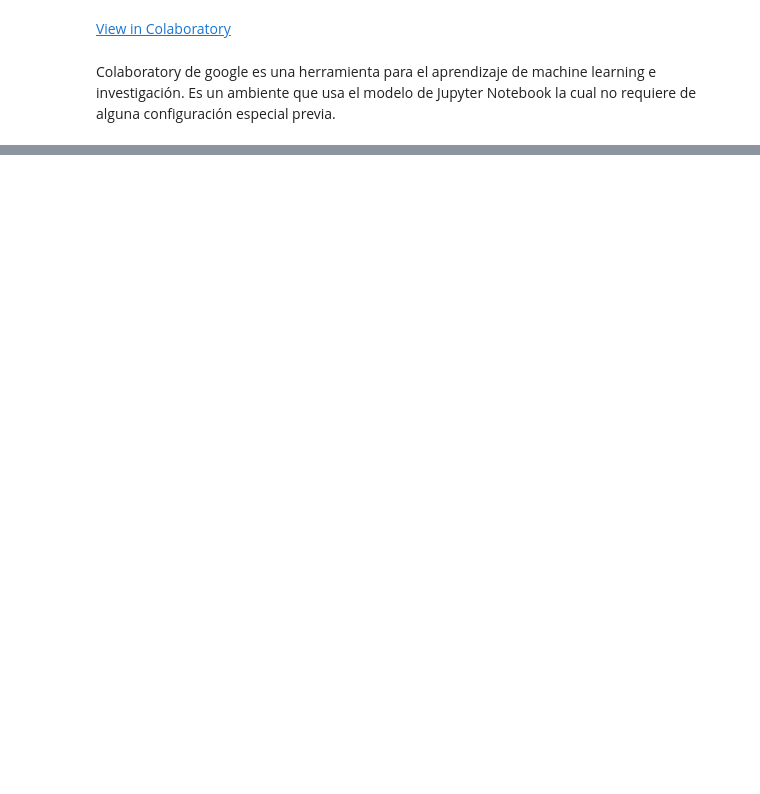
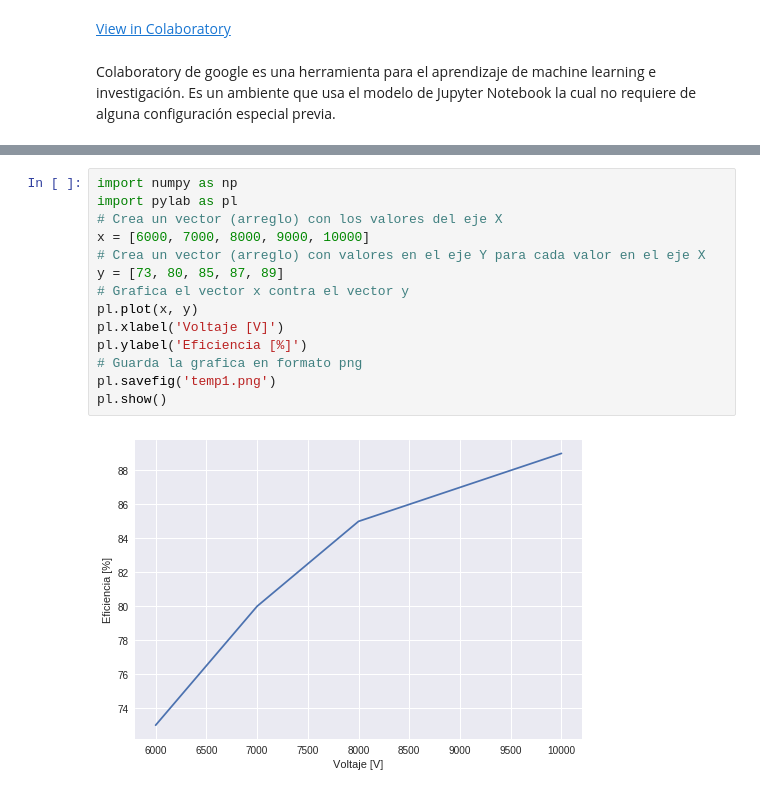
Before and after one commit to FisicaComputacionalOtono2018/20180823-plotwithpython-colaboratoryandjupyternotebook-tom1perrotta, a Jupyter notebook: PlotWihtPython_JupyterNotebook.ipynb, the cells around one changed output, grey strips where cells are left out. Cells and saved outputs as stored; diff of their text form; blank space fills up the shorter version.

```diff
--- a/PlotWihtPython_JupyterNotebook.ipynb
+++ b/PlotWihtPython_JupyterNotebook.ipynb
@@ -17,3 +18,19 @@ plt.savefig('temp.png')
 plt.show()
 # %% [output]
 [figure]
+# %%
+import numpy as np
+import pylab as pl
+# Crea un vector (arreglo) con los valores del eje X
+x = [6000, 7000, 8000, 9000, 10000]
+# Crea un vector (arreglo) con valores en el eje Y para cada valor en el eje X
+y = [73, 80, 85, 87, 89]
+# Grafica el vector x contra el vector y
+pl.plot(x, y)
+pl.xlabel('Voltaje [V]')
+pl.ylabel('Eficiencia [%]')
+# Guarda la grafica en formato png
+pl.savefig('temp1.png')
+pl.show()
+# %% [output]
+[figure, added]
```
Also changed, not shown: parts of 1 cell of this notebook.
